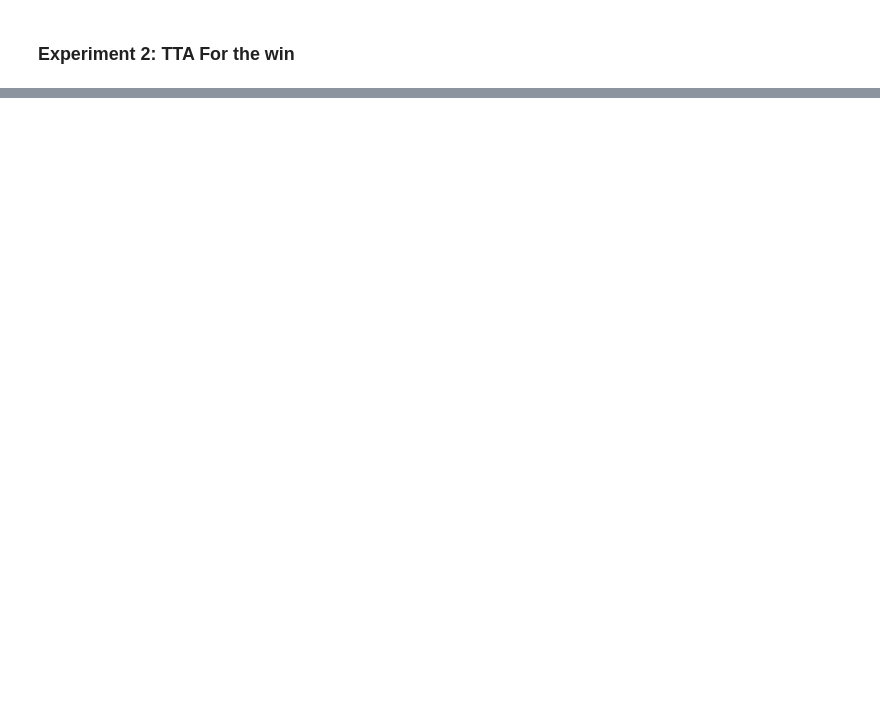
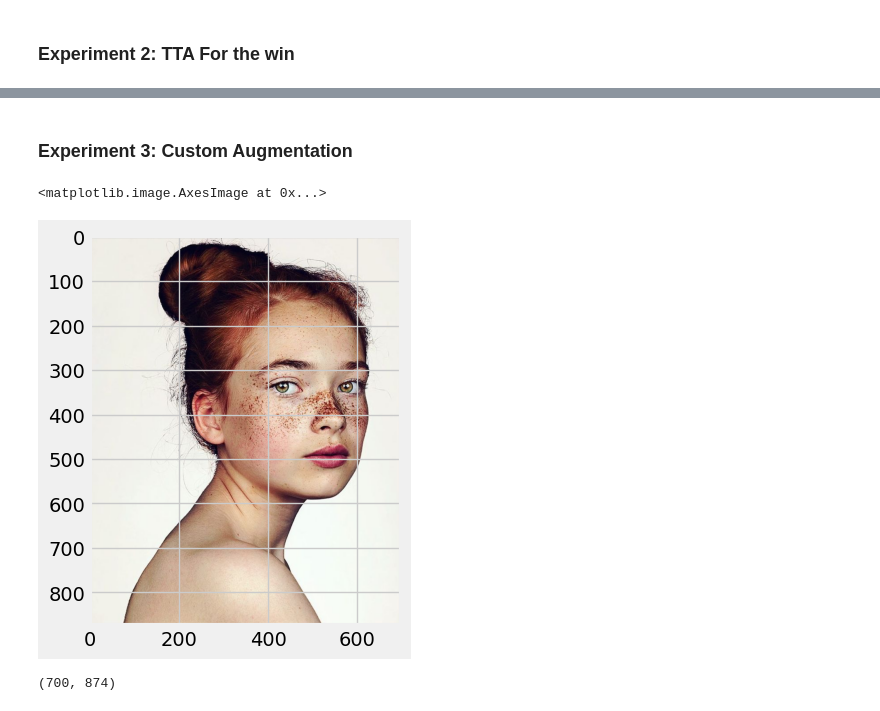
Before and after one commit to Virgo-Alpha/Mask_Detection, a Jupyter notebook: detector.ipynb, the cells around one changed output, grey strips where cells are left out. Saved outputs shown, nothing was run; the diff lists cells and outputs as text; code cells hidden in the pictures; blank space fills up the shorter version.

Commit message:
add custom augmentation

```diff
--- a/detector.ipynb
+++ b/detector.ipynb
@@ -366,0 +366,12 @@ sub.to_csv("/content/drive/My Drive/Colab Notebooks/Data/masked_submission4.csv"
+# %% [markdown]
+### Experiment 3: Custom Augmentation
+# %%
+im = Image.open(f'/content/drive/My Drive/Colab Notebooks/Data/images/{df["image"].sample().values[0]}')
+plt.imshow(np.array(im))
+# %% [output]
+<matplotlib.image.AxesImage at 0x...>
+[figure, added]
+# %%
+im.size
+# %% [output]
+(700, 874)
```
Also changed, not shown: parts of 12 cells of this notebook.
